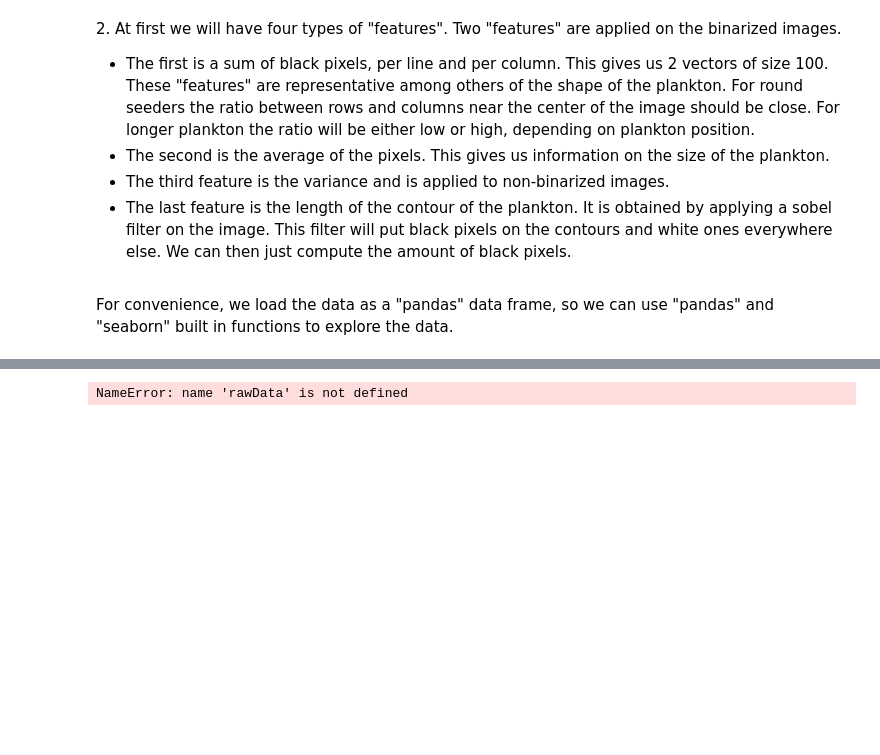
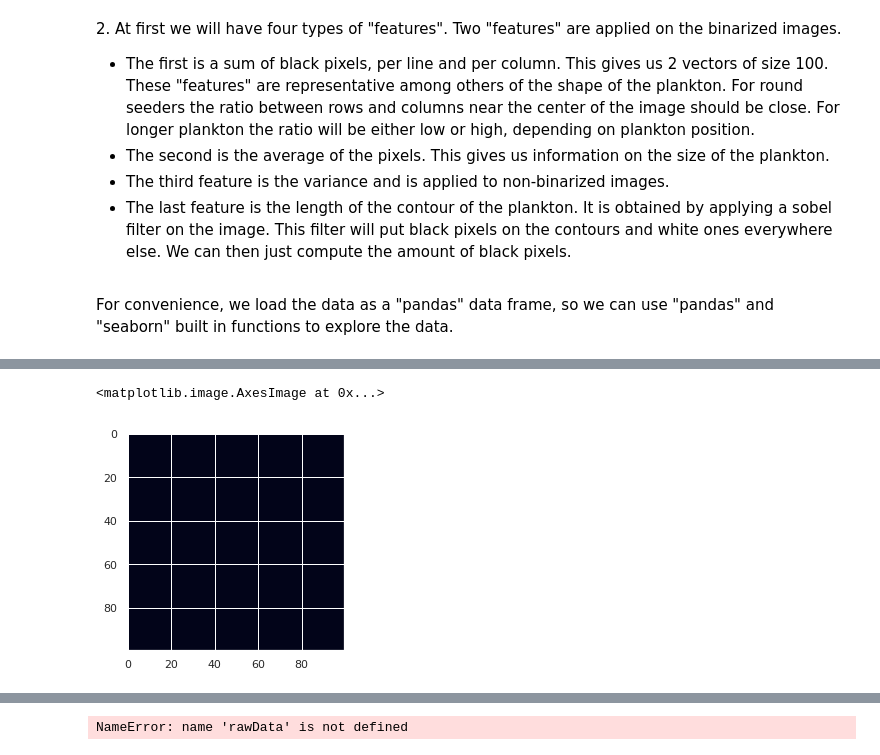
Before and after one commit to George-Marchment/OCEAN, a Jupyter notebook: starting_kit/README_preprocessing.ipynb, the cells around one changed output, grey strips where cells are left out. Cells and saved outputs as stored; diff of their text form; code cells hidden in the pictures; blank space fills up the shorter version.

```diff
--- a/starting_kit/README_preprocessing.ipynb
+++ b/starting_kit/README_preprocessing.ipynb
@@ -133,0 +166,5 @@ FileNotFoundError: [Errno 2] File ./public_data_raw/plankton_feat.name does not
+# %%
+ plt.imshow(remove_small_holes(imgSampleData, 20, connectivity=2))
+# %% [output]
+<matplotlib.image.AxesImage at 0x...>
+[figure, added]
```
Also changed, not shown: parts of 21 cells of this notebook, 1 other file.
